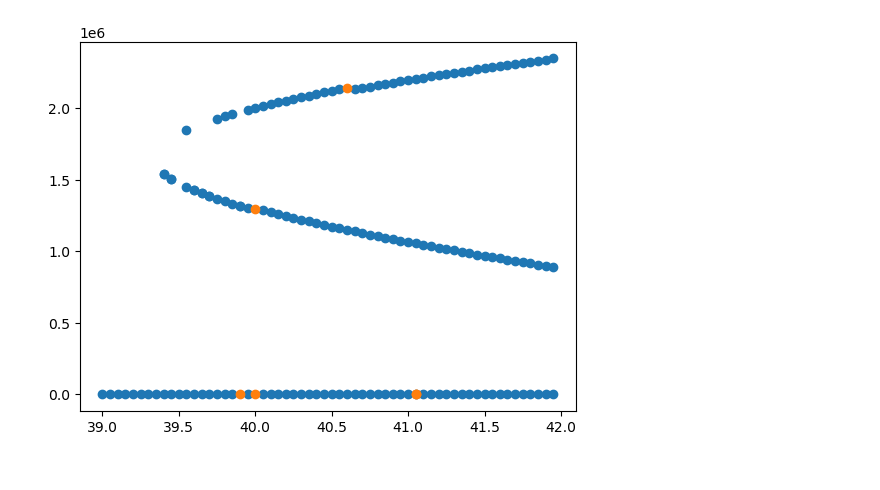
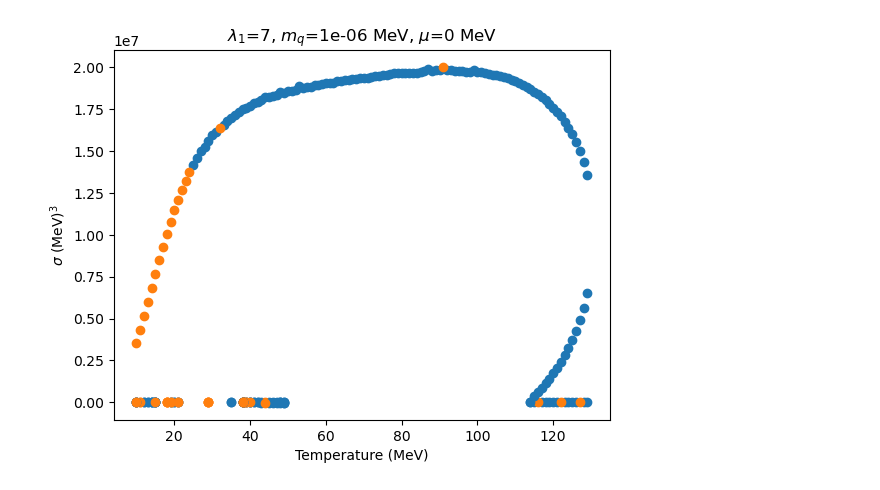
Before and after one commit to seanbartz/DilatonMixingParallel, a Jupyter notebook: chiral_from_IR_improved.ipynb, the cells around one changed output. Saved outputs shown, nothing was run; the diff lists cells and outputs as text; code cells hidden in the pictures.

Commit message:
Simultaneous soln from IR
Solves from the IR for mq and sigma simultaneously

```diff
--- a/chiral_from_IR_improved.ipynb
+++ b/chiral_from_IR_improved.ipynb
@@ -340,12 +368,14 @@ d0_upper=15
 mq_large=50
 # sigma_IR_list, d0_values, mq_approx=all_sigmas_IR(lambda1,mq,T,mu,ui,uf,d0_lower,d0_upper,mq_large)
 # %%
-temps=np.arange(15,110,5)
+temps=np.arange(5,140,5)
 sigma_list=[]
 convergence_list=[]
 sigmas_array=np.zeros((len(temps),3))
+u_intermediate=0.20
 for i in range(len(temps)):
-    sigmas,convergence,d0s,mqs=all_sigmas_IR(lambda1,mq,temps[i],mu,ui,uf,d0_lower,d0_upper,mq_large)
+    print(i)
+    sigmas,convergence,d0s,mqs=all_sigmas_IR(lambda1,mq,temps[i],mu,ui,uf,d0_lower,d0_upper,mq_large,u_intermediate)
     #if sigmas has less than 3 values, append 0's to sigmas until it has 3 values
     # if len(sigmas)<3:
     #     sigmas=np.append(sigmas,np.zeros(3-len(sigmas)))
@@ -421,9 +449,10 @@ for i in range(max_length):
 
 
 
-for i in range(len(truesigma[0])):
-    #plot only the points where  truesigma is nonzero
-    plt.scatter(temps[np.where(truesigma[:,i]!=0)],(truesigma[:,i][np.where(truesigma[:,i]!=0)])**3,color=colors[2])
+
+# for i in range(len(truesigma[0])):
+#     #plot only the points where  truesigma is nonzero
+#     plt.scatter(temps[np.where(truesigma[:,i]!=0)],(truesigma[:,i][np.where(truesigma[:,i]!=0)])**3,color=colors[2])
 
 
 # plt.legend()
@@ -459,14 +465,0 @@ Warning: tolerance not achieved for T= 41.04999999999988  with quark mass= 0.016
-# %%
-#find the length of the longest element in sigma_list
-max_length=max(len(l) for l in sigma_list)
-# print(max_length)
-#append 0's to the end of each element in sigma_list until it has length max_length
-for i in range(len(sigma_list)):
-    sigma_list[i]=np.append(sigma_list[i],np.zeros(max_length-len(sigma_list[i])))
-    # also append 0's to the end of each element in convergence_list
-    convergence_list[i]=np.append(convergence_list[i],np.zeros(max_length-len(convergence_list[i])))
-
-#convert sigma_list to an array
-sigmas_array=np.array(sigma_list)
-convergence_array=np.array(convergence_list)
-# print(sigmas_array.shape)
@@ -473,12 +487,30 @@ convergence_array=np.array(convergence_list)
 # %%
+#get the color sequence for matplotlib
+prop_cycle = plt.rcParams['axes.prop_cycle']
+colors = prop_cycle.by_key()['color']
+
 for i in range(max_length):
     #plot only the points where sigmas_array is nonzero
 
     # plot only the points where sigmas_array is nonzero and convergence_array is 0
     # this means that a real sigma value was found, and the solution for mq converged
     plt.scatter(temps[np.where((sigmas_array[:,i]!=0) & (convergence_array[:,i]==0))],sigmas_array[:,i][np.where((sigmas_array[:,i]!=0) & (convergence_array[:,i]==0))],color=colors[0])
     # plot only the points where sigmas_array is nonzero and convergence_array is 1
     # this means that a real sigma value was found, but the solution for mq did not converge
     plt.scatter(temps[np.where(convergence_array[:,i]==1)],sigmas_array[:,i][np.where(convergence_array[:,i]==1)],color=colors[1])
+
+
+
+# for i in range(len(truesigma[0])):
+#     #plot only the points where  truesigma is nonzero
+#     plt.scatter(temps[np.where(truesigma[:,i]!=0)],(truesigma[:,i][np.where(truesigma[:,i]!=0)])**3,color=colors[2])
+
+
+# plt.legend()
+plt.xlabel('Temperature (MeV)')
+plt.ylabel('$\sigma$ (MeV)$^3$')
+# title the plot with the value of lambda1, and the quark mass, and the value of mu
+plt.title('$\lambda_1$='+str(lambda1)+', $m_q$='+str(mq)+' MeV'+', $\mu$='+str(mu)+' MeV')
+plt.show()
 # %% [output]
-[figure, old version]
+[figure, new version]
```
Also changed, not shown: parts of 19 cells of this notebook, 7 other files.
